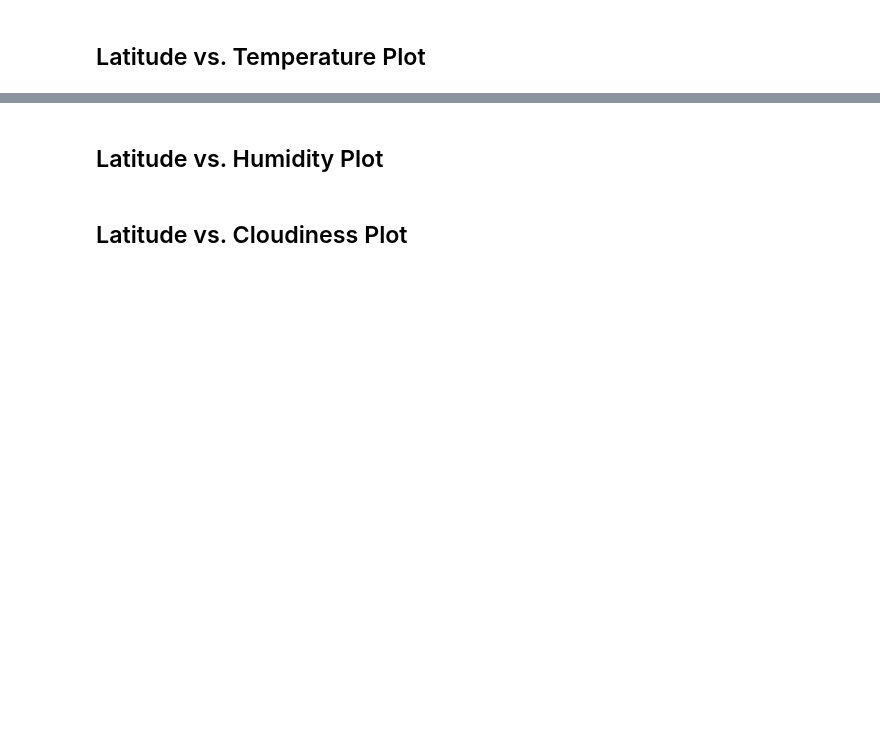
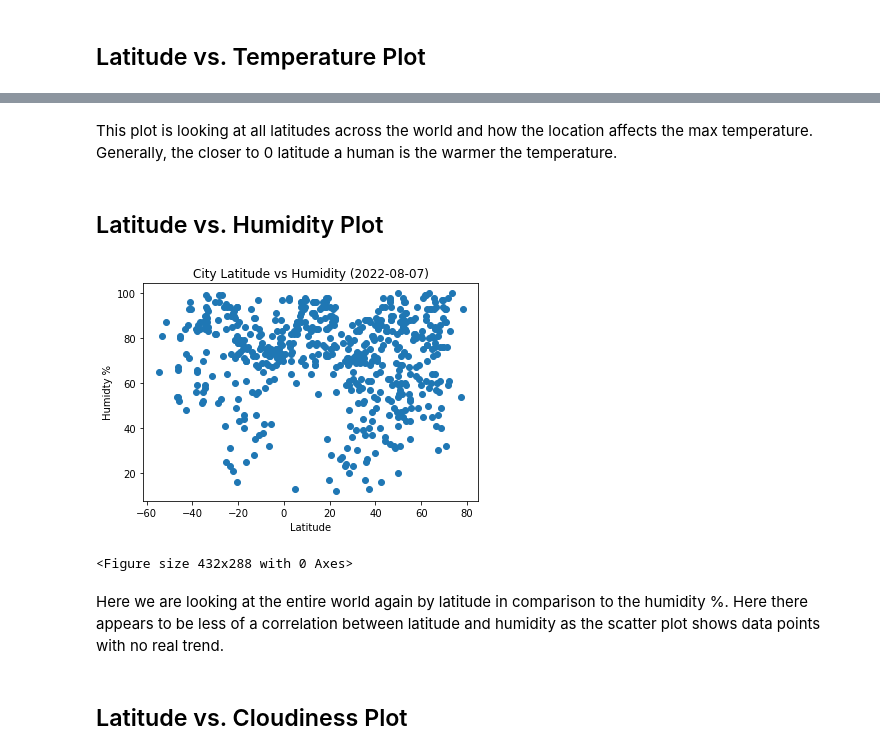
Before and after one commit to brevinowens/python-api-challenge, a Jupyter notebook: starter_code/WeatherPy.ipynb, the cells around one changed output, grey strips where cells are left out. Saved outputs shown, nothing was run; the diff lists cells and outputs as text; code cells hidden in the pictures; blank space fills up the shorter version.

```diff
--- a/starter_code/WeatherPy.ipynb
+++ b/starter_code/WeatherPy.ipynb
@@ -205,4 +215,20 @@ plt.show()
+# %% [markdown]
+This plot is looking at all latitudes across the world and how the location affects the max temperature. Generally, the closer to 0 latitude a human is the warmer the temperature.
 # %% [markdown]
 ## Latitude vs. Humidity Plot
+# %%
+plt.scatter(city_weather_pd['Lat'], city_weather_pd['Humidity'])
+plt.title('City Latitude vs Humidity' + ' (' +str(datetime.now().date()) + ')')
+plt.ylabel("Humidty %")
+plt.xlabel("Latitude")
+plt.show()
+
+# Save the figure:
+plt.savefig('../output_data/LatitudeHumid')
+# %% [output]
+[figure, added]
+<Figure size 432x288 with 0 Axes>
+# %% [markdown]
+Here we are looking at the entire world again by latitude in comparison to the humidity %. Here there appears to be less of a correlation between latitude and humidity as the scatter plot shows data points with no real trend.
 # %% [markdown]
 ## Latitude vs. Cloudiness Plot
```
Also changed, not shown: parts of 28 cells of this notebook, 14 other files.
